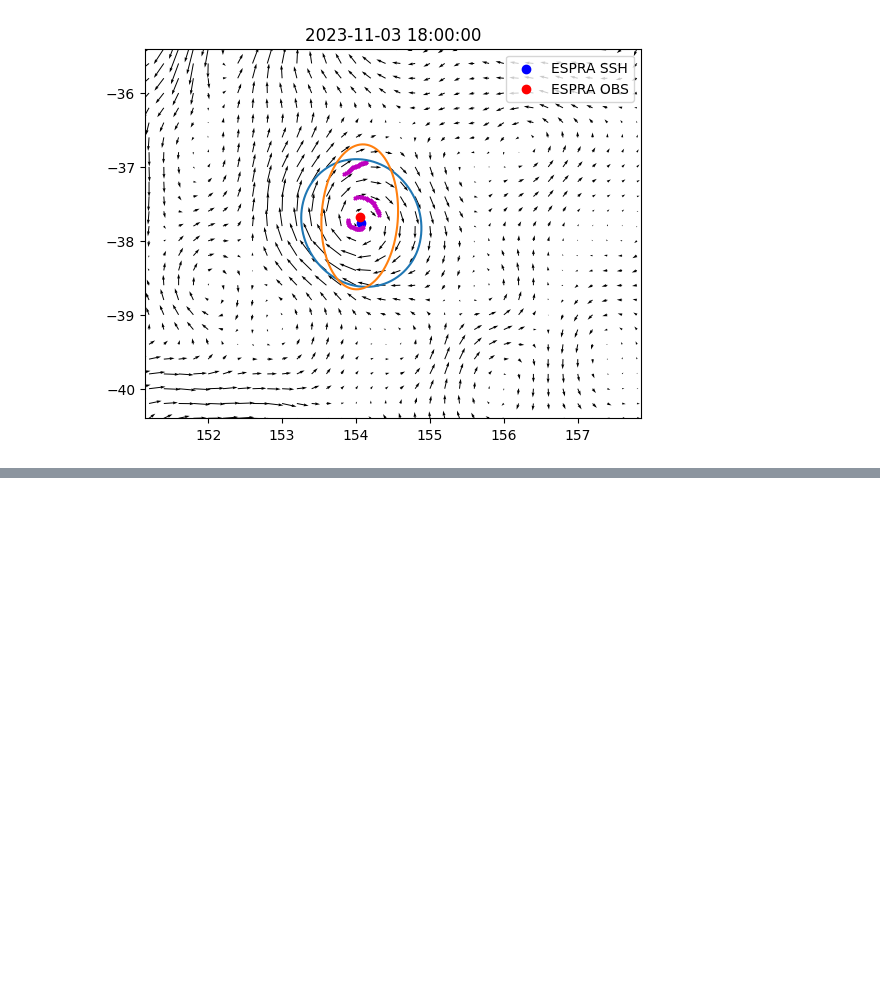
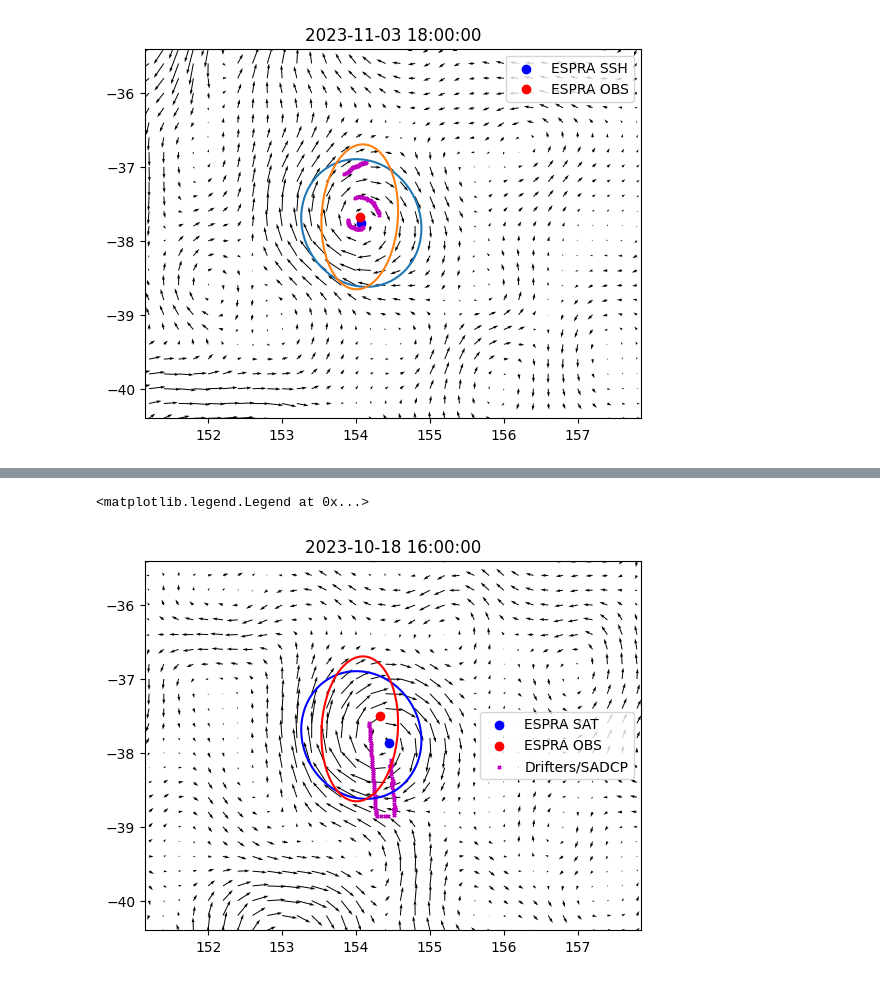
Before and after one commit to regdowse/UNSW-MRes, a Jupyter notebook: MRes/Chapter1/CE_Observation.ipynb, the cells around one changed output, grey strips where cells are left out. Cells and saved outputs as stored; diff of their text form; code cells hidden in the pictures; blank space fills up the shorter version.

```diff
--- a/MRes/Chapter1/CE_Observation.ipynb
+++ b/MRes/Chapter1/CE_Observation.ipynb
@@ -321,0 +436,44 @@ with open("Drifter_plot_data/dic_obs.pkl", "wb") as f:
+# %%
+
+
+t = 10
+timestamps = df_obs_trace_hrly['Time']
+time = timestamps[t]
+
+closest_row = df_ssh_trace[df_ssh_trace['Time'] <= time].iloc[-1]
+if closest_row['Time'] in tim_ssh:
+    t_closest = np.where(tim_ssh == closest_row['Time'])[0][0]
+else:
+    t_closest = np.abs(tim_ssh - closest_row['Time']).argmin()
+ut, vt = u_ssh[:, :, t_closest], v_ssh[:, :, t_closest]
+stride = 1
+plt.quiver(lon_ssh[::stride, ::stride], lat_ssh[::stride, ::stride],
+      ut.T[::stride, ::stride], vt.T[::stride, ::stride],
+      width=0.002, scale=15)
+
+day_ssh_data = df_ssh_trace.iloc[t_closest]
+x0, y0, Q, w = day_ssh_data['x0'], day_ssh_data['y0'], day_ssh_data['Q'], day_ssh_data['w']
+plt.scatter(x0, y0, label='ESPRA SAT', color='b')
+x_ellipse, y_ellipse = plot_ellipse(df['Q_SAT'].iloc[0], center=(df['x0_SAT'].iloc[0], df['y0_SAT'].iloc[0]), scale=1)
+plt.plot(x_ellipse, y_ellipse, 'b-')
+
+hrly_obs_data = df_obs_trace_hrly[df_obs_trace_hrly['Time']==time]
+if not hrly_obs_data.empty:
+    x0_obs, y0_obs, Q_obs, w_obs = hrly_obs_data['x0'], hrly_obs_data['y0'], hrly_obs_data['Q'], hrly_obs_data['w']
+    plt.scatter(x0_obs, y0_obs, label='ESPRA OBS', color='r')
+    x_ellipse, y_ellipse = plot_ellipse(df['Q_OBS'].iloc[0], center=(df['x0_OBS'].iloc[0], df['y0_OBS'].iloc[0]), scale=1)
+    plt.plot(x_ellipse, y_ellipse, 'r-')
+
+if time in dic_obs_hrly.keys():
+    xi, yi = dic_obs_hrly[time]['xi'], dic_obs_hrly[time]['yi']
+    plt.scatter(xi, yi, marker='x', color='m', s=5, label='Drifters/SADCP')
+
+plt.axis('equal')
+plt.xlim(lon_min_CE-2, lon_max_CE+2)
+plt.ylim(lat_min_CE-2, lat_max_CE+2)
+
+plt.title(f'{time}')
+plt.legend()
+# %% [output]
+<matplotlib.legend.Legend at 0x...>
+[figure, added]
```
Also changed, not shown: parts of 7 cells of this notebook.
